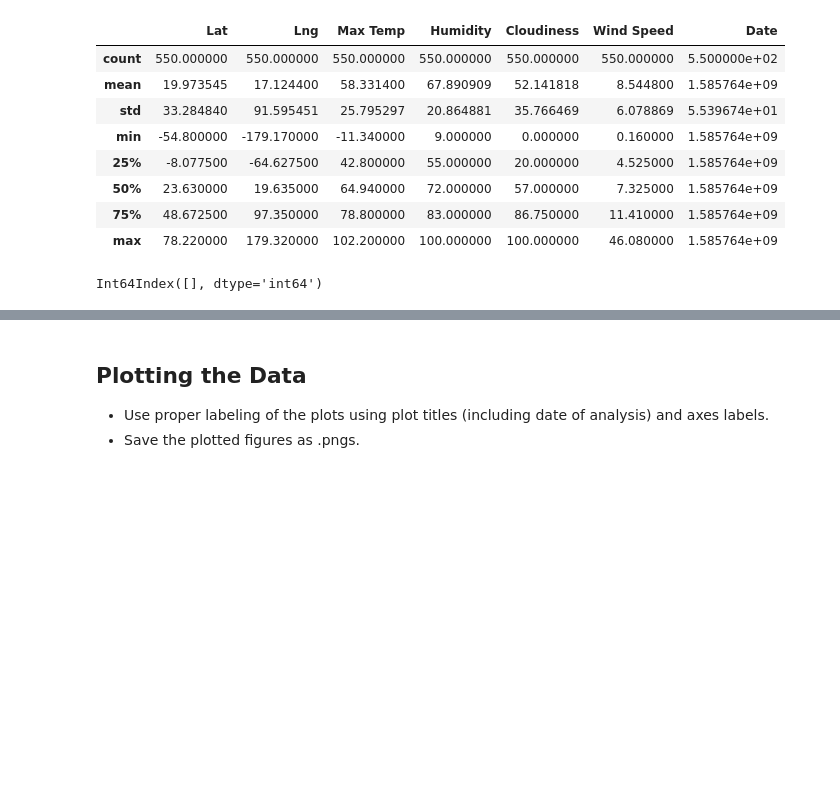
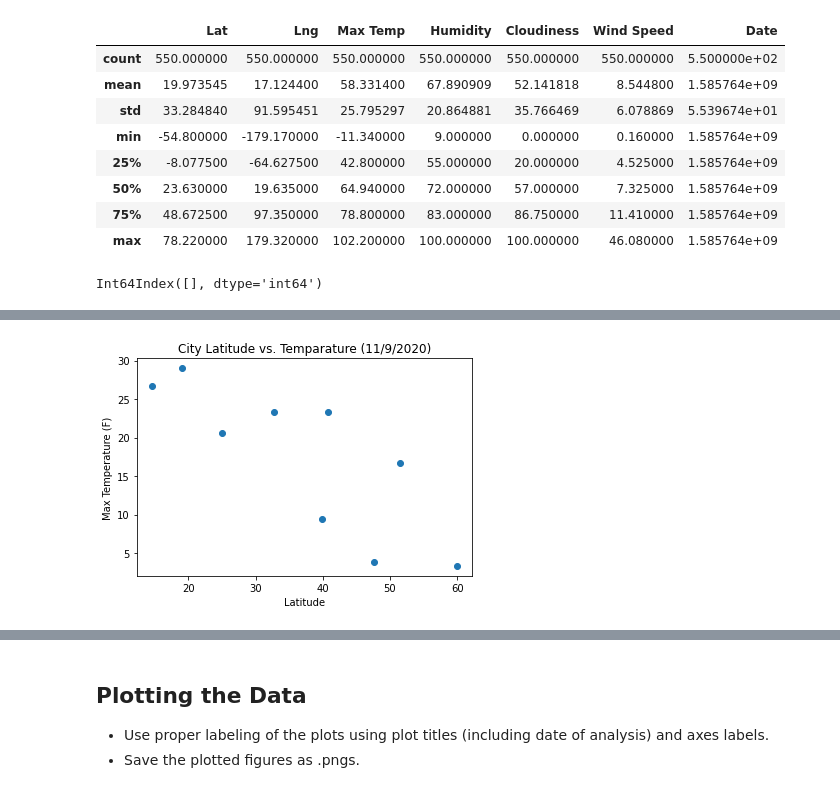
Before and after one commit to m-rivera1/python-api-challenge, a Jupyter notebook: WeatherPy/WeatherPy.ipynb, the cells around one changed output, grey strips where cells are left out. Drawn from its saved outputs; the diff is of its cells as text; code cells hidden in the pictures; blank space fills up the shorter version.

Commit message:
finished the 4 lat plots

```diff
--- a/WeatherPy/WeatherPy.ipynb
+++ b/WeatherPy/WeatherPy.ipynb
@@ -311,0 +303,14 @@ Int64Index([], dtype='int64')
+# %%
+
+#setup variables plotting
+city_lat = weather_clean_df["Lat"]
+max_temp = weather_clean_df["Max Temp"]
+
+#generate scatter plot
+plt.title('City Latitude vs. Temparature (11/9/2020)')
+plt.scatter(city_lat,max_temp)
+plt.xlabel("Latitude")
+plt.ylabel("Max Temperature (F)")
+plt.show()
+# %% [output]
+[figure, added]
```
Also changed, not shown: parts of 10 cells of this notebook.
